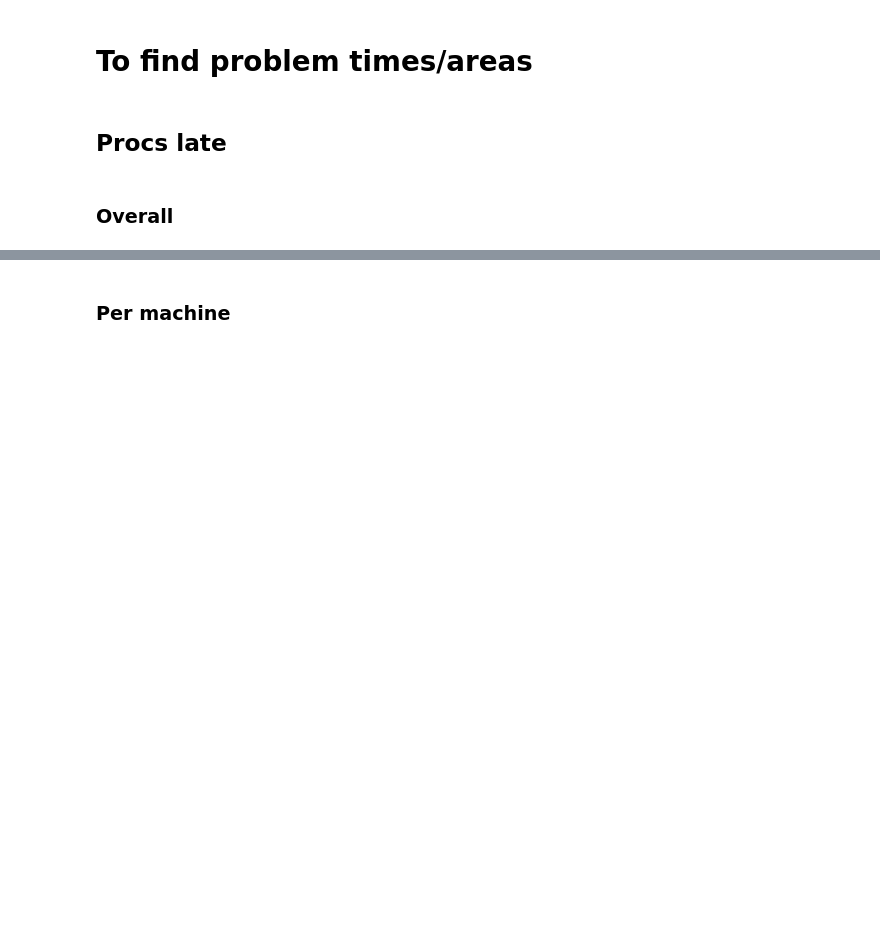
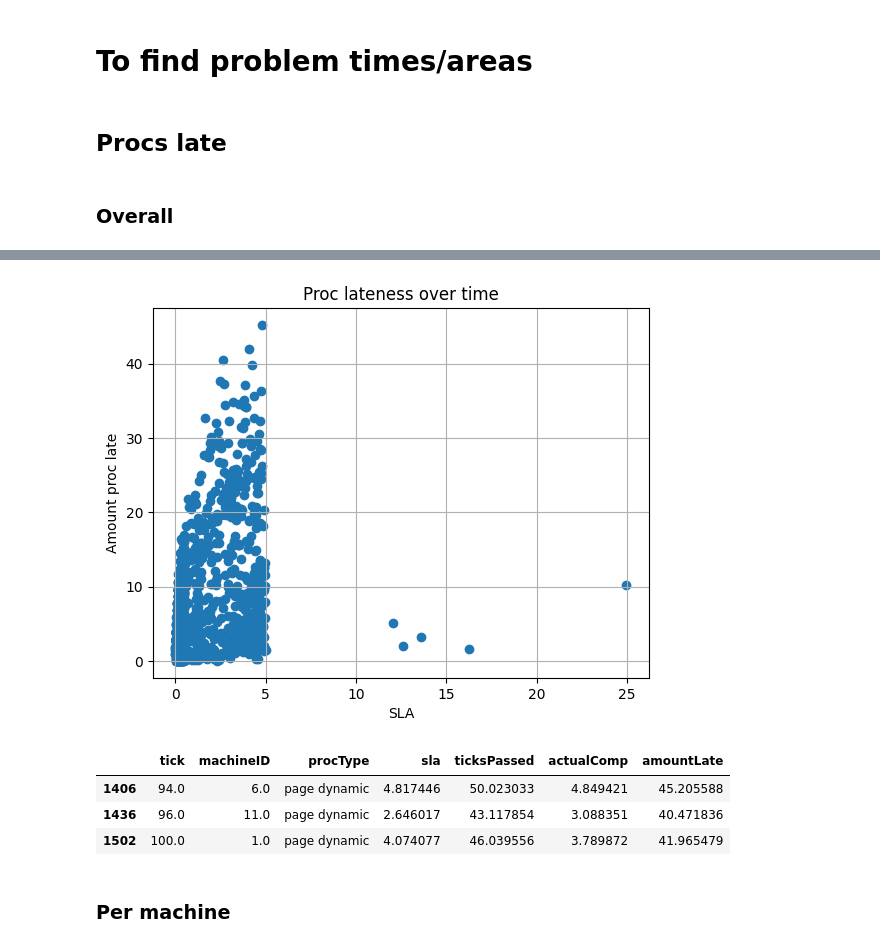
Before and after one commit to hannahmanuela/scheduler-simulator, a Jupyter notebook: results/analyze_output.ipynb, the cells around one changed output, grey strips where cells are left out. Cells and saved outputs as stored; diff of their text form; code cells hidden in the pictures; blank space fills up the shorter version.

```diff
--- a/results/analyze_output.ipynb
+++ b/results/analyze_output.ipynb
@@ -43,3 +35,19 @@ plt.show()
+# %%
+plt.scatter(procs_late["sla"], procs_late['amountLate'].values)
+plt.xlabel('SLA')
+plt.ylabel('Amount proc late')
+plt.title('Proc lateness over time')
+plt.grid(True)
+plt.show()
+# %% [output]
+[figure, added]
+# %%
+procs_late.where(procs_late['amountLate'] > 40).dropna()
+# %% [output]
+|  | tick | machineID | procType | sla | ticksPassed | actualComp | amountLate |
+| 1406 | 94.0 | 6.0 | page dynamic | 4.817446 | 50.023033 | 4.849421 | 45.205588 |
+| 1436 | 96.0 | 11.0 | page dynamic | 2.646017 | 43.117854 | 3.088351 | 40.471836 |
+| 1502 | 100.0 | 1.0 | page dynamic | 4.074077 | 46.039556 | 3.789872 | 41.965479 |
 # %% [markdown]
 ### Per machine
 # %%
```
Also changed, not shown: parts of 13 cells of this notebook, 5 other files.
